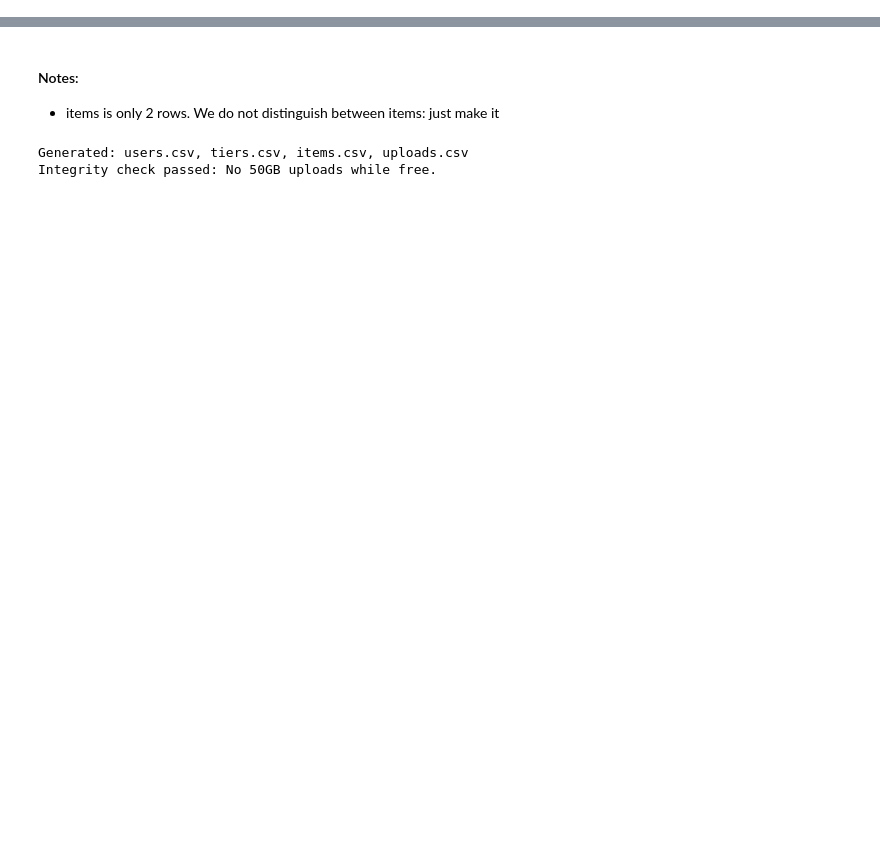
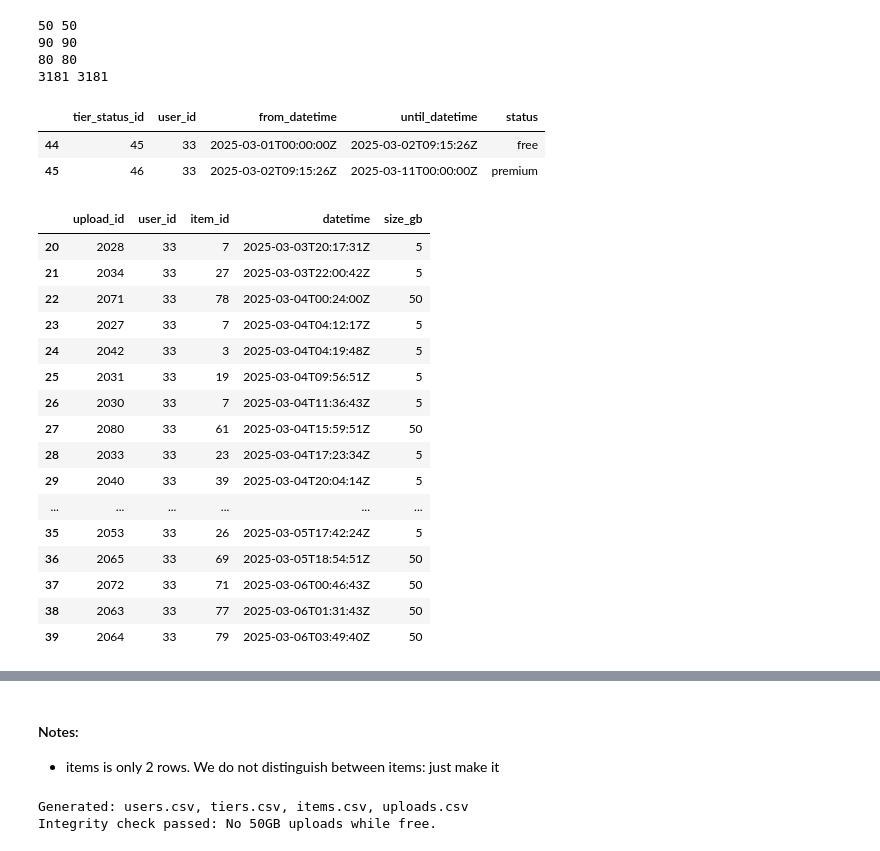
Before and after one commit to martin-merener/graph_ML_and_deep_learning_on_RDBs, a Jupyter notebook: kumoRFM_testing_temporal_dependency.ipynb, the cells around one changed output, grey strips where cells are left out. Saved outputs shown, nothing was run; the diff lists cells and outputs as text; code cells hidden in the pictures; blank space fills up the shorter version.

```diff
--- a/kumoRFM_testing_temporal_dependency.ipynb
+++ b/kumoRFM_testing_temporal_dependency.ipynb
@@ -77,0 +303,5 @@ The expectations are: is that for users that just became Free, this should be 0.
+# %%
+users_df = pd.read_csv(USERS_CSV)
+tiers_df = pd.read_csv(TIERS_CSV)
+items_df = pd.read_csv(ITEMS_CSV)
+uploads_df = pd.read_csv(UPLOADS_CSV)
@@ -77,0 +330,39 @@ The expectations are: is that for users that just became Free, this should be 0.
+# %%
+print(users_df.shape[0], users_df['user_id'].nunique())
+print(tiers_df.shape[0], tiers_df['tier_status_id'].nunique())
+print(items_df.shape[0], items_df['item_id'].nunique())
+print(uploads_df.shape[0], uploads_df['upload_id'].nunique())
+# %% [output]
+50 50
+90 90
+80 80
+3181 3181
+# %%
+uid = 33
+tiers_df.loc[tiers_df.user_id == uid]
+# %% [output]
+|  | tier_status_id | user_id | from_datetime | until_datetime | status |
+| 44 | 45 | 33 | 2025-03-01T00:00:00Z | 2025-03-02T09:15:26Z | free |
+| 45 | 46 | 33 | 2025-03-02T09:15:26Z | 2025-03-11T00:00:00Z | premium |
+# %%
+tmp = uploads_df.loc[uploads_df.user_id == uid].sort_values(by='datetime').copy()
+tmp = tmp.merge(items_df)
+tmp.head(40).tail(20)
+# %% [output]
+|  | upload_id | user_id | item_id | datetime | size_gb |
+| 20 | 2028 | 33 | 7 | 2025-03-03T20:17:31Z | 5 |
+| 21 | 2034 | 33 | 27 | 2025-03-03T22:00:42Z | 5 |
+| 22 | 2071 | 33 | 78 | 2025-03-04T00:24:00Z | 50 |
+| 23 | 2027 | 33 | 7 | 2025-03-04T04:12:17Z | 5 |
+| 24 | 2042 | 33 | 3 | 2025-03-04T04:19:48Z | 5 |
+| 25 | 2031 | 33 | 19 | 2025-03-04T09:56:51Z | 5 |
+| 26 | 2030 | 33 | 7 | 2025-03-04T11:36:43Z | 5 |
+| 27 | 2080 | 33 | 61 | 2025-03-04T15:59:51Z | 50 |
+| 28 | 2033 | 33 | 23 | 2025-03-04T17:23:34Z | 5 |
+| 29 | 2040 | 33 | 39 | 2025-03-04T20:04:14Z | 5 |
+| ... | ... | ... | ... | ... | ... |
+| 35 | 2053 | 33 | 26 | 2025-03-05T17:42:24Z | 5 |
+| 36 | 2065 | 33 | 69 | 2025-03-05T18:54:51Z | 50 |
+| 37 | 2072 | 33 | 71 | 2025-03-06T00:46:43Z | 50 |
+| 38 | 2063 | 33 | 77 | 2025-03-06T01:31:43Z | 50 |
+| 39 | 2064 | 33 | 79 | 2025-03-06T03:49:40Z | 50 |
```
Also changed, not shown: parts of 14 cells of this notebook, 5 other files.
